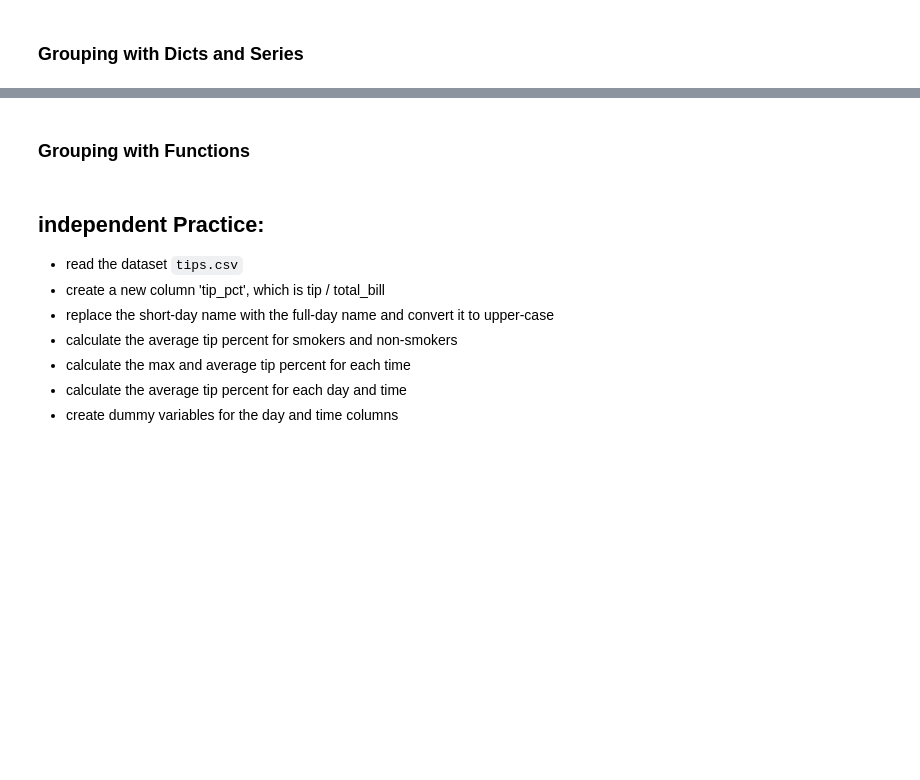
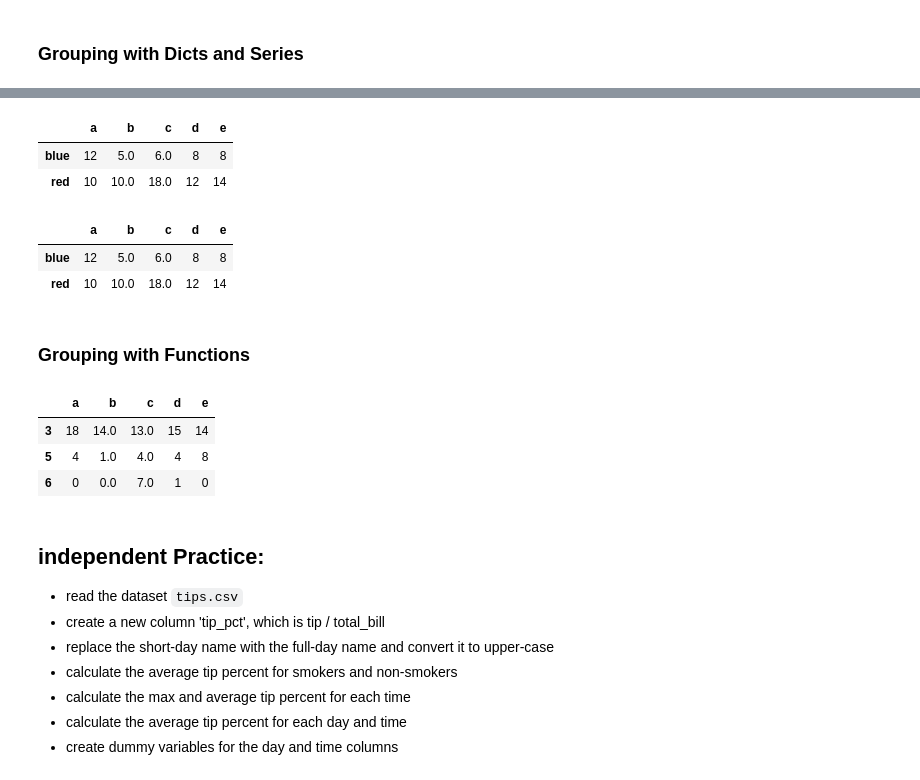
Before and after one commit to OmarInCS/data-analysis-visulization-python, a Jupyter notebook: week3/day2/lesson-7-data-cleaning-clean.ipynb, the cells around one changed output, grey strips where cells are left out. Saved outputs shown, nothing was run; the diff lists cells and outputs as text; code cells hidden in the pictures; blank space fills up the shorter version.

```diff
--- a/week3/day2/lesson-7-data-cleaning-clean.ipynb
+++ b/week3/day2/lesson-7-data-cleaning-clean.ipynb
@@ -509,10 +663,28 @@ mapping = {'Joe': 'red', 'Steve': 'red', 'Wes': 'blue',
            'Jim': 'blue', 'Travis': 'red', 'Elon' : 'orange'}
 # %%
 # group and sum the scores of teams red and blue
+people.groupby(mapping).sum()
+# %% [output]
+|  | a | b | c | d | e |
+| blue | 12 | 5.0 | 6.0 | 8 | 8 |
+| red | 10 | 10.0 | 18.0 | 12 | 14 |
 # %%
 # convert the dict to a Series, then group and count the scores of teams red and blue
+s = pd.Series(mapping)
+people.groupby(s).sum()
+# %% [output]
+|  | a | b | c | d | e |
+| blue | 12 | 5.0 | 6.0 | 8 | 8 |
+| red | 10 | 10.0 | 18.0 | 12 | 14 |
 # %% [markdown]
 ### Grouping with Functions
+# %%
+people.groupby(len).sum()
+# %% [output]
+|  | a | b | c | d | e |
+| 3 | 18 | 14.0 | 13.0 | 15 | 14 |
+| 5 | 4 | 1.0 | 4.0 | 4 | 8 |
+| 6 | 0 | 0.0 | 7.0 | 1 | 0 |
 # %% [markdown]
 ## independent Practice:
 - read the dataset `tips.csv`
```
Also changed, not shown: parts of 31 cells of this notebook, 7 other files.
